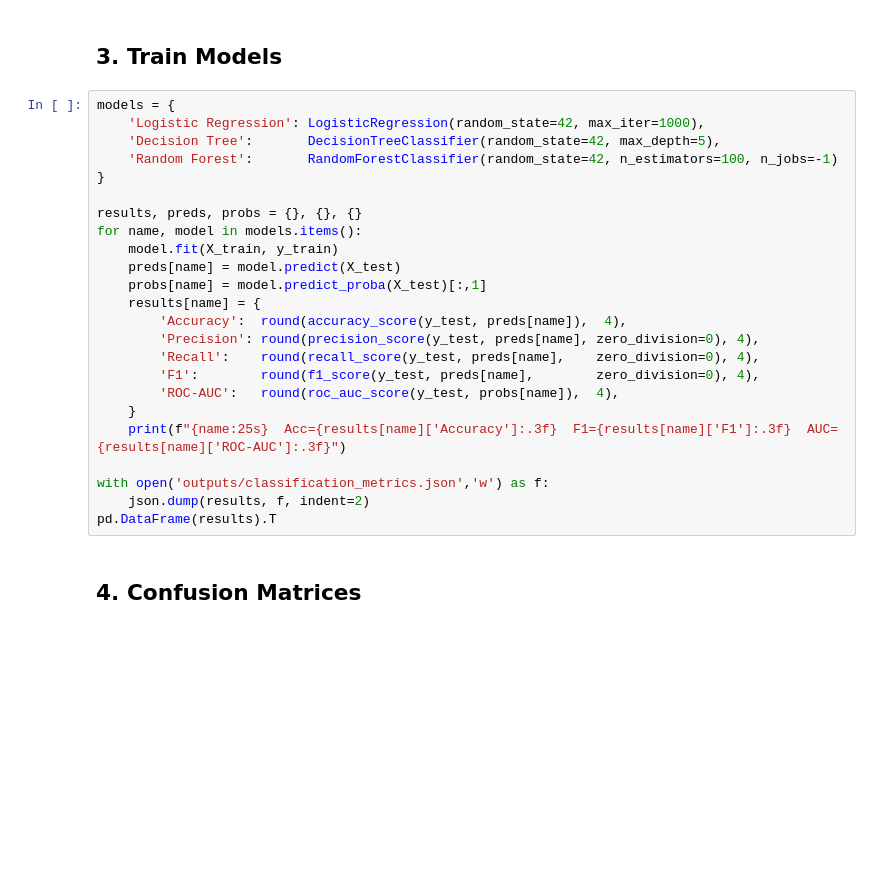
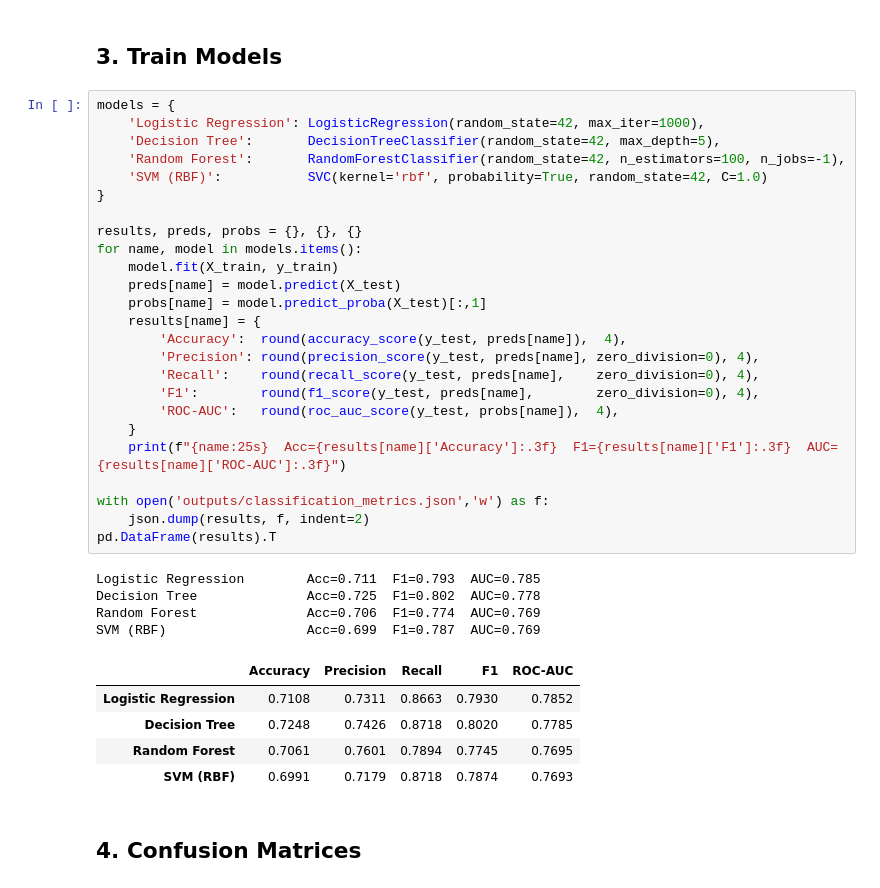
Before and after one commit to neelp03/CMPE255-project, a Jupyter notebook: notebooks/05_classification.ipynb, the cells around one changed output. Saved outputs shown, nothing was run; the diff lists cells and outputs as text; blank space fills up the shorter version.

```diff
--- a/notebooks/05_classification.ipynb
+++ b/notebooks/05_classification.ipynb
@@ -89,27 +109,38 @@ print(f"Train: {len(X_train):,}  |  Test: {len(X_test):,}")
 # %%
 models = {
     'Logistic Regression': LogisticRegression(random_state=42, max_iter=1000),
     'Decision Tree':       DecisionTreeClassifier(random_state=42, max_depth=5),
-    'Random Forest':       RandomForestClassifier(random_state=42, n_estimators=100, n_jobs=-1)
+    'Random Forest':       RandomForestClassifier(random_state=42, n_estimators=100, n_jobs=-1),
+    'SVM (RBF)':           SVC(kernel='rbf', probability=True, random_state=42, C=1.0)
 }
 
 results, preds, probs = {}, {}, {}
 for name, model in models.items():
     model.fit(X_train, y_train)
     preds[name] = model.predict(X_test)
     probs[name] = model.predict_proba(X_test)[:,1]
     results[name] = {
         'Accuracy':  round(accuracy_score(y_test, preds[name]),  4),
         'Precision': round(precision_score(y_test, preds[name], zero_division=0), 4),
         'Recall':    round(recall_score(y_test, preds[name],    zero_division=0), 4),
         'F1':        round(f1_score(y_test, preds[name],        zero_division=0), 4),
         'ROC-AUC':   round(roc_auc_score(y_test, probs[name]),  4),
     }
     print(f"{name:25s}  Acc={results[name]['Accuracy']:.3f}  F1={results[name]['F1']:.3f}  AUC={results[name]['ROC-AUC']:.3f}")
 
 with open('outputs/classification_metrics.json','w') as f:
     json.dump(results, f, indent=2)
 pd.DataFrame(results).T
+# %% [output]
+Logistic Regression        Acc=0.711  F1=0.793  AUC=0.785
+Decision Tree              Acc=0.725  F1=0.802  AUC=0.778
+Random Forest              Acc=0.706  F1=0.774  AUC=0.769
+SVM (RBF)                  Acc=0.699  F1=0.787  AUC=0.769
+|  | Accuracy | Precision | Recall | F1 | ROC-AUC |
+| Logistic Regression | 0.7108 | 0.7311 | 0.8663 | 0.7930 | 0.7852 |
+| Decision Tree | 0.7248 | 0.7426 | 0.8718 | 0.8020 | 0.7785 |
+| Random Forest | 0.7061 | 0.7601 | 0.7894 | 0.7745 | 0.7695 |
+| SVM (RBF) | 0.6991 | 0.7179 | 0.8718 | 0.7874 | 0.7693 |
 # %% [markdown]
 ## 4. Confusion Matrices
 # %%
```
Also changed, not shown: parts of 8 cells of this notebook, 3 other files.
